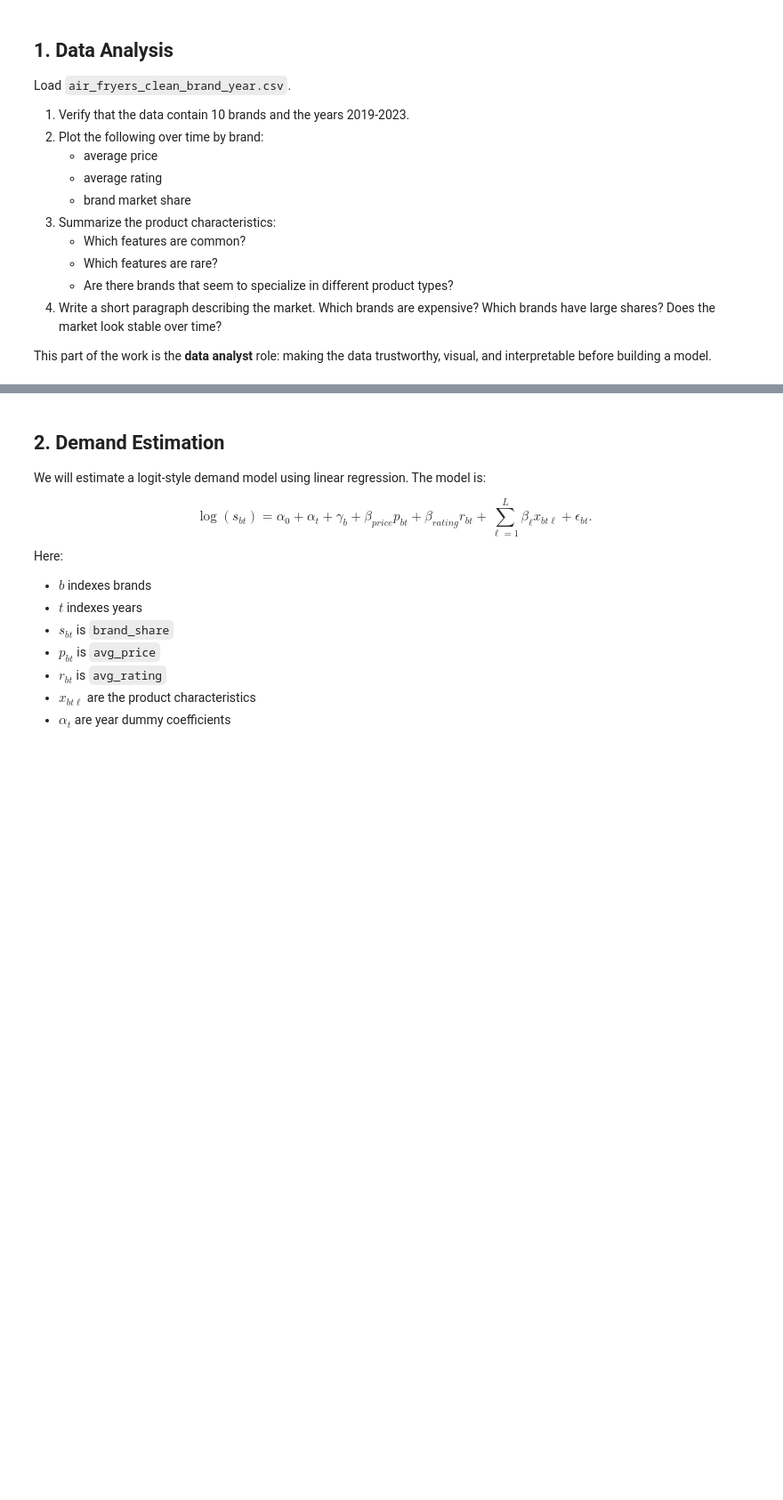
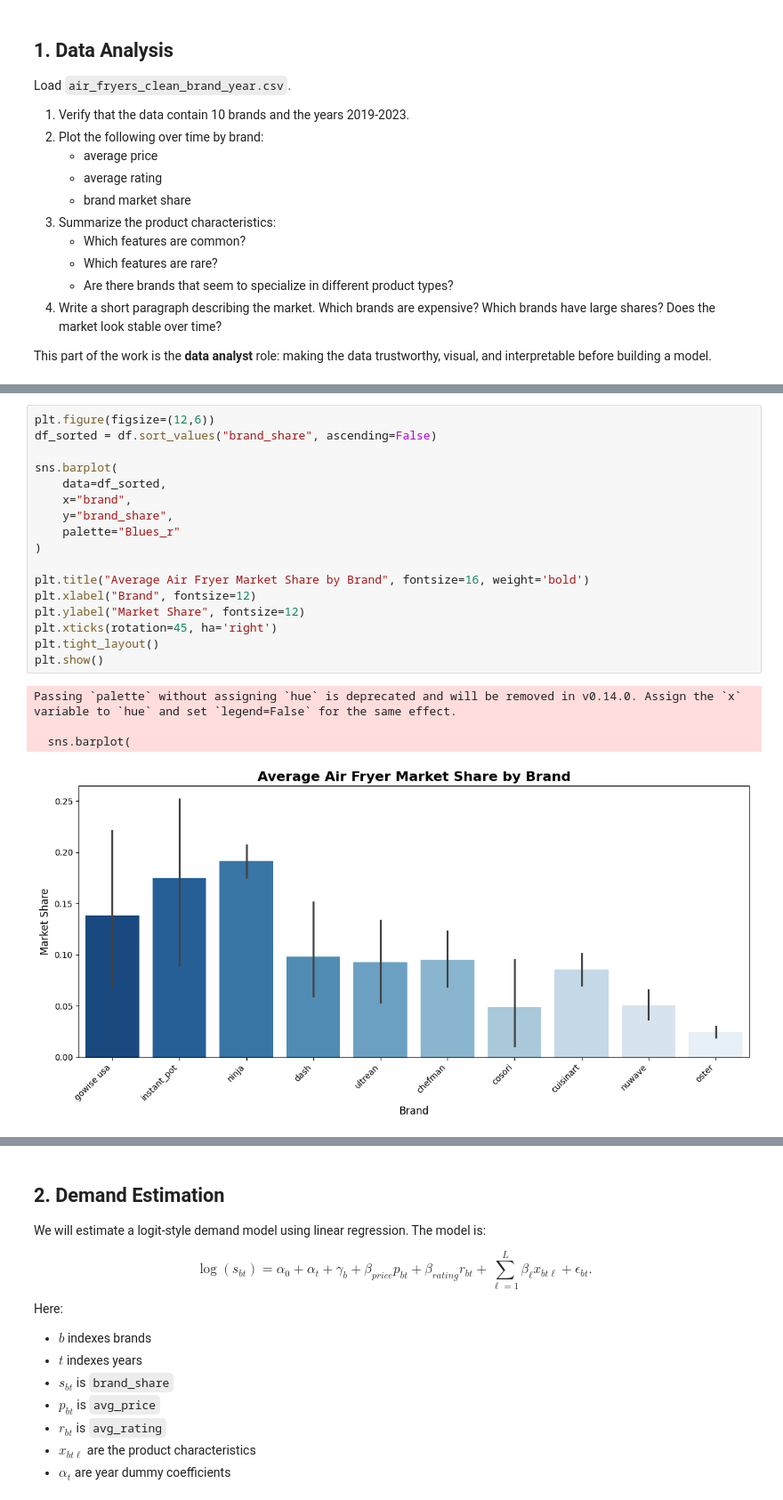
Before and after one commit to natchan19/MLFinalProject, a Jupyter notebook: demand_estimation_lab.ipynb, the cells around one changed output, grey strips where cells are left out. Shown at 89% size. Cells and saved outputs as stored; diff of their text form; blank space fills up the shorter version.

```diff
--- a/demand_estimation_lab.ipynb
+++ b/demand_estimation_lab.ipynb
@@ -64,0 +119,22 @@ This part of the work is the **data analyst** role: making the data trustworthy,
+# %%
+plt.figure(figsize=(12,6))
+df_sorted = df.sort_values("brand_share", ascending=False)
+
+sns.barplot(
+    data=df_sorted,
+    x="brand",
+    y="brand_share",
+    palette="Blues_r"
+)
+
+plt.title("Average Air Fryer Market Share by Brand", fontsize=16, weight='bold')
+plt.xlabel("Brand", fontsize=12)
+plt.ylabel("Market Share", fontsize=12)
+plt.xticks(rotation=45, ha='right')
+plt.tight_layout()
+plt.show()
+# %% [output]
+Passing `palette` without assigning `hue` is deprecated and will be removed in v0.14.0. Assign the `x` variable to `hue` and set `legend=False` for the same effect.
+
+  sns.barplot(
+[figure, added]
```
Also changed, not shown: parts of 6 cells of this notebook.
